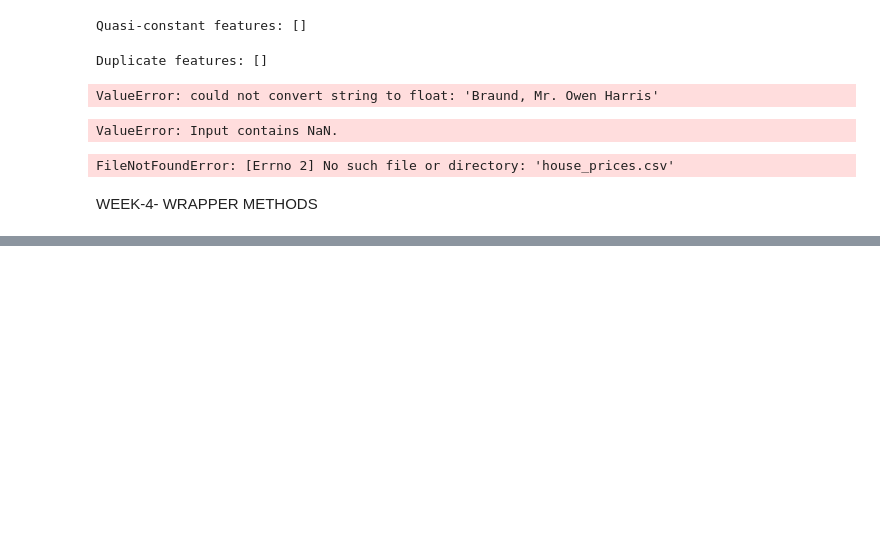
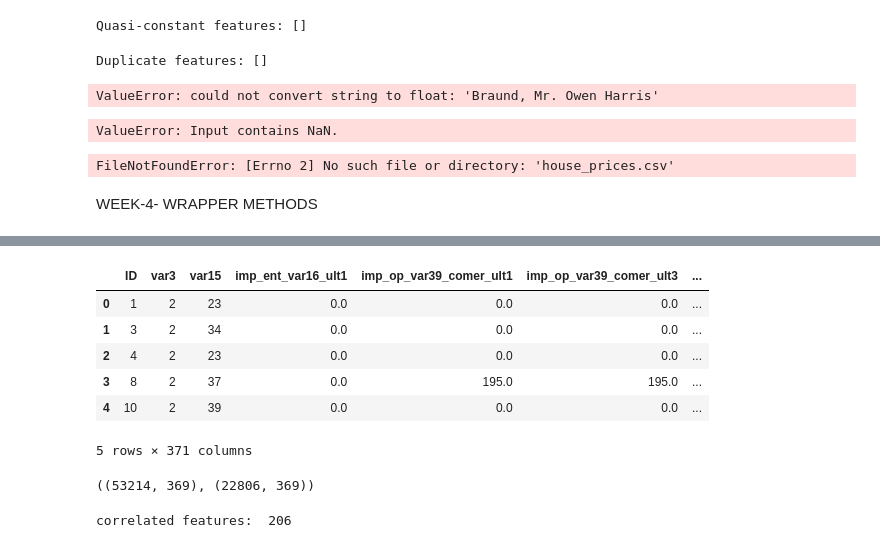
Before and after one commit to vedasri2511/ML_153, a Jupyter notebook: ML_LAB_153.ipynb, the cells around one changed output, grey strips where cells are left out. Drawn from its saved outputs; the diff is of its cells as text; code cells hidden in the pictures; blank space fills up the shorter version.

```diff
--- a/ML_LAB_153.ipynb
+++ b/ML_LAB_153.ipynb
@@ -834,0 +842,37 @@ WEEK-4- WRAPPER METHODS
+# %%
+import pandas as pd
+df = pd.read_csv('/content/drive/MyDrive/Santander Customer Satisfaction_train (1).csv')
+# %%
+df.head()
+# %% [output]
+|  | ID | var3 | var15 | imp_ent_var16_ult1 | imp_op_var39_comer_ult1 | imp_op_var39_comer_ult3 | ... |
+| 0 | 1 | 2 | 23 | 0.0 | 0.0 | 0.0 | ... |
+| 1 | 3 | 2 | 34 | 0.0 | 0.0 | 0.0 | ... |
+| 2 | 4 | 2 | 23 | 0.0 | 0.0 | 0.0 | ... |
+| 3 | 8 | 2 | 37 | 0.0 | 195.0 | 195.0 | ... |
+| 4 | 10 | 2 | 39 | 0.0 | 0.0 | 0.0 | ... |
+5 rows × 371 columns
+# %%
+x_train, x_test, y_train, y_test = train_test_split(
+    df.drop(labels=['TARGET', 'ID'], axis=1),
+    df['TARGET'],
+    test_size=0.3,
+    random_state=0)
+
+x_train.shape, x_test.shape
+# %% [output]
+((53214, 369), (22806, 369))
+# %%
+def correlation(dataset, threshold):
+    col_corr = set()  # Set of all the names of correlated columns
+    corr_matrix = dataset.corr()
+    for i in range(len(corr_matrix.columns)):
+        for j in range(i):
+            if abs(corr_matrix.iloc[i, j]) > threshold: # we are interested in absolute coeff value
+                colname = corr_matrix.columns[i]  # getting the name of column
+                col_corr.add(colname)
+    return col_corr
+corr_features = correlation(x_train, 0.8)
+print('correlated features: ', len(set(corr_features)) )
+# %% [output]
+correlated features:  206
```
Also changed, not shown: parts of 3 cells of this notebook.
